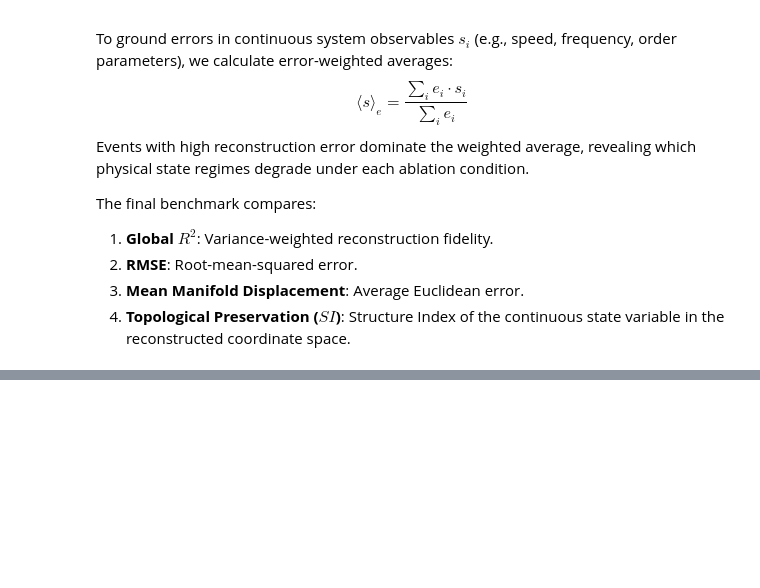
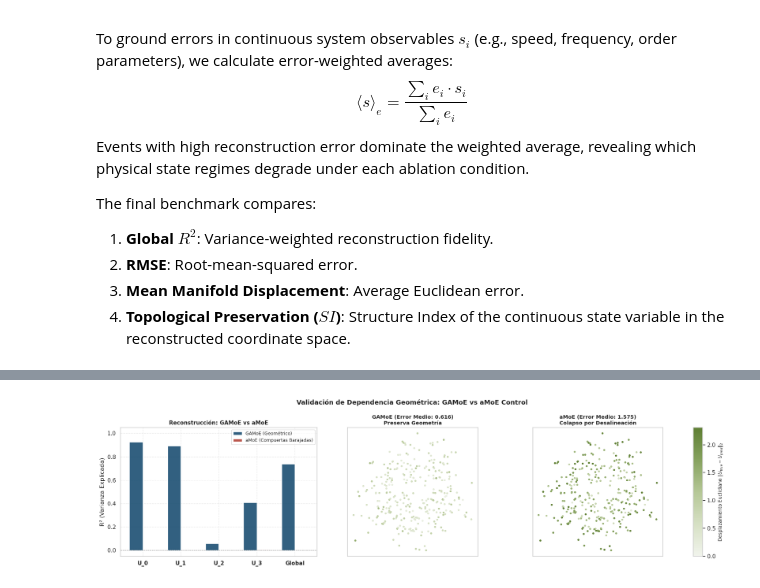
Before and after one commit to PridaLab/gamoe_model, a Jupyter notebook: notebooks/gamoe_generic.ipynb, the cells around one changed output, grey strips where cells are left out. Cells and saved outputs as stored; diff of their text form; code cells hidden in the pictures; blank space fills up the shorter version.

Commit message:
gamoe generic notebook update with amoe and knn

```diff
--- a/notebooks/gamoe_generic.ipynb
+++ b/notebooks/gamoe_generic.ipynb
@@ -664,0 +778,58 @@ Final Summary Metrics (Pivot Table):
+# %%
+# ==============================================================================
+# Figura 1: Comparativa Directa GAMoE vs aMoE
+# ==============================================================================
+fig = plt.figure(figsize=(18, 5))
+gs = fig.add_gridspec(1, 4, width_ratios=[1.1, 1, 1, 0.05])
+
+# 1. Comparativa de Métricas Globales y por Dimensión
+ax_bar = fig.add_subplot(gs[0, 0])
+dims_labels = [f"U_{d}" for d in range(LATENT_DIM)] + ["Global"]
+gamoe_scores = r2_dims + [r2_global]
+amoe_scores = r2_amoe_dims + [r2_amoe_global]
+
+x_pos = np.arange(len(dims_labels))
+width = 0.35
+
+ax_bar.bar(x_pos - width/2, gamoe_scores, width, label="GAMoE (Geométrico)", color="#1b4f72", alpha=0.9)
+ax_bar.bar(x_pos + width/2, amoe_scores, width, label="aMoE (Compuertas Barajadas)", color="#b03a2e", alpha=0.85)
+
+ax_bar.set_xticks(x_pos)
+ax_bar.set_xticklabels(dims_labels, fontweight="bold")
+ax_bar.set_ylabel("R² (Varianza Explicada)")
+ax_bar.set_ylim(-0.05, 1.05)
+ax_bar.set_title("Reconstrucción: GAMoE vs aMoE", fontweight="bold", fontsize=11)
+ax_bar.axhline(0, color="gray", linestyle="--", lw=0.8)
+ax_bar.legend(loc="upper right", frameon=True, fontsize=9)
+ax_bar.grid(True, linestyle="--", alpha=0.4)
+
+# 2. Distribución Espacial del Error: GAMoE
+err_gamoe = np.linalg.norm(U_test_raw - y_test_pred, axis=1)
+err_amoe = np.linalg.norm(U_test_raw - pred_amoe, axis=1)
+vmax_joint = np.percentile(np.concatenate([err_gamoe, err_amoe]), 95)
+
+ax_map1 = fig.add_subplot(gs[0, 1])
+sc1 = ax_map1.scatter(U_test_raw[:, 0], U_test_raw[:, 1], c=err_gamoe, cmap=custom_green, s=16, vmin=0, vmax=vmax_joint, linewidths=0)
+ax_map1.set_title(f"GAMoE (Error Medio: {err_gamoe.mean():.3f})\nPreserva Geometría", fontweight="bold", fontsize=10.5)
+ax_map1.set_aspect("equal", adjustable="box")
+ax_map1.set_xticks([]); ax_map1.set_yticks([])
+ax_map1.grid(False)
+
+# 3. Distribución Espacial del Error: aMoE
+ax_map2 = fig.add_subplot(gs[0, 2])
+sc2 = ax_map2.scatter(U_test_raw[:, 0], U_test_raw[:, 1], c=err_amoe, cmap=custom_green, s=16, vmin=0, vmax=vmax_joint, linewidths=0)
+ax_map2.set_title(f"aMoE (Error Medio: {err_amoe.mean():.3f})\nColapso por Desalineación", fontweight="bold", fontsize=10.5)
+ax_map2.set_aspect("equal", adjustable="box")
+ax_map2.set_xticks([]); ax_map2.set_yticks([])
+ax_map2.grid(False)
+
+# Barra de Color Compartida
+cbar_ax = fig.add_subplot(gs[0, 3])
+cbar = fig.colorbar(sc2, cax=cbar_ax)
+cbar.set_label("Desplazamiento Euclidiano $\Vert U_{true} - U_{pred} \Vert_2$", fontsize=9.5)
+
+plt.suptitle("Validación de Dependencia Geométrica: GAMoE vs aMoE Control", fontsize=13, y=0.98, fontweight="bold")
+plt.tight_layout()
+plt.show()
+# %% [output]
+[figure, added]
```
Also changed, not shown: parts of 9 cells of this notebook.
